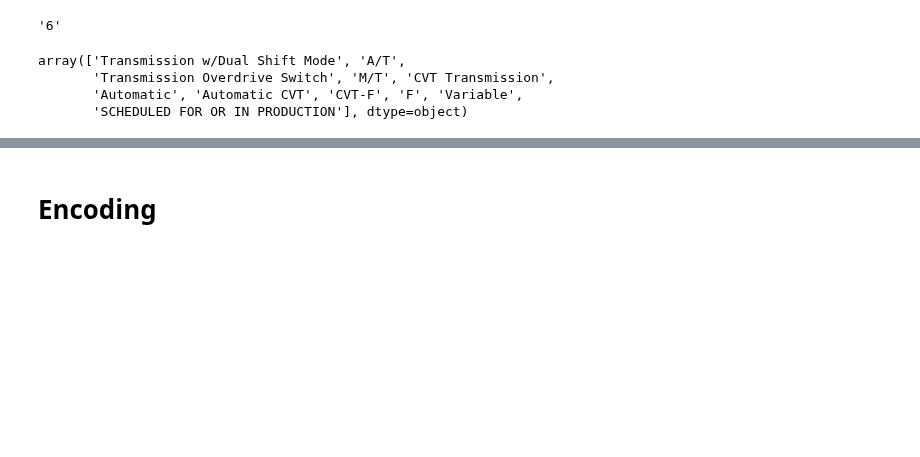
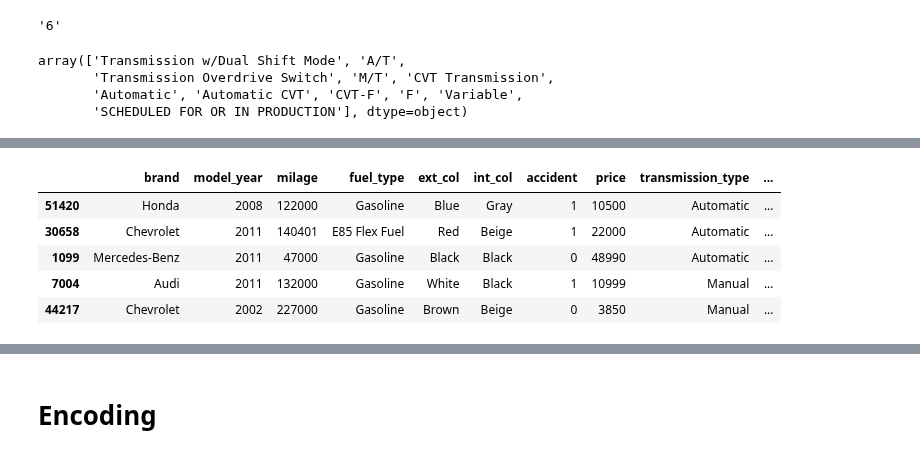
Before and after one commit to S1XTUS/KaggleXFellowShip-Used-Car-Price, a Jupyter notebook: kaggleX_Comp.ipynb, the cells around one changed output, grey strips where cells are left out. Drawn from its saved outputs; the diff is of its cells as text; code cells hidden in the pictures; blank space fills up the shorter version.

```diff
--- a/kaggleX_Comp.ipynb
+++ b/kaggleX_Comp.ipynb
@@ -390,6 +380,15 @@ df.sample(5)
 # %%
-cols_drop = ['id', 'engine','transmission', 'model' ]
+cols_drop = ['id', 'engine','transmission', 'model', 'clean_title' ]
 df.drop(columns=cols_drop,axis=1, inplace=True)
 # %%
-clean_title_map = {'Yes': 1, 'No': 0}
-df['clean_title'] = df['clean_title'].apply(lambda x : clean_title_map[x])
+#clean_title_map = {'Yes': 1, 'No': 0}
+#df['clean_title'] = df['clean_title'].apply(lambda x : clean_title_map[x])
+# %%
+df.sample(5)
+# %% [output]
+|  | brand | model_year | milage | fuel_type | ext_col | int_col | accident | price | transmission_type | ... |
+| 51420 | Honda | 2008 | 122000 | Gasoline | Blue | Gray | 1 | 10500 | Automatic | ... |
+| 30658 | Chevrolet | 2011 | 140401 | E85 Flex Fuel | Red | Beige | 1 | 22000 | Automatic | ... |
+| 1099 | Mercedes-Benz | 2011 | 47000 | Gasoline | Black | Black | 0 | 48990 | Automatic | ... |
+| 7004 | Audi | 2011 | 132000 | Gasoline | White | Black | 1 | 10999 | Manual | ... |
+| 44217 | Chevrolet | 2002 | 227000 | Gasoline | Brown | Beige | 0 | 3850 | Manual | ... |
```
Also changed, not shown: parts of 31 cells of this notebook, 7 other files.
